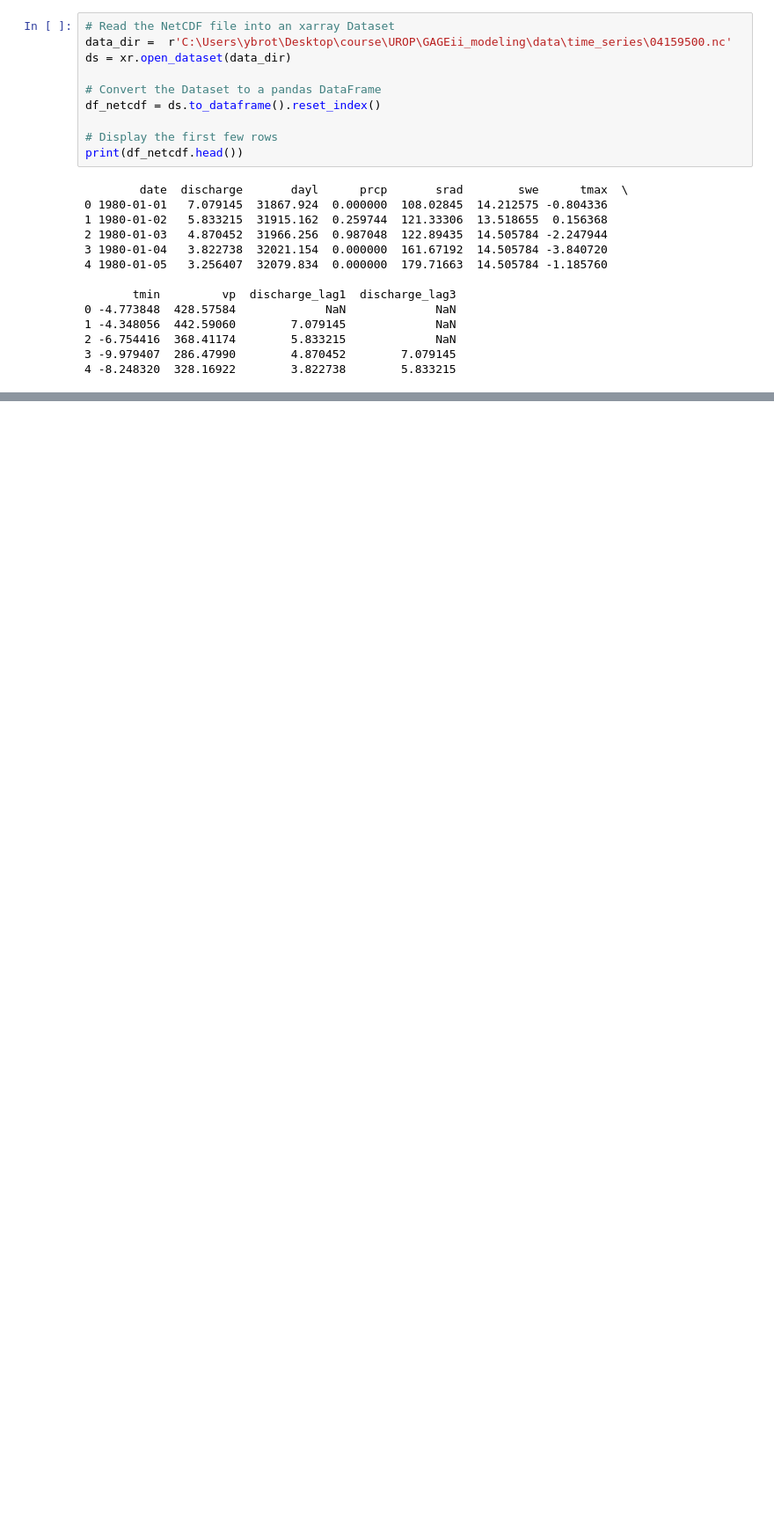
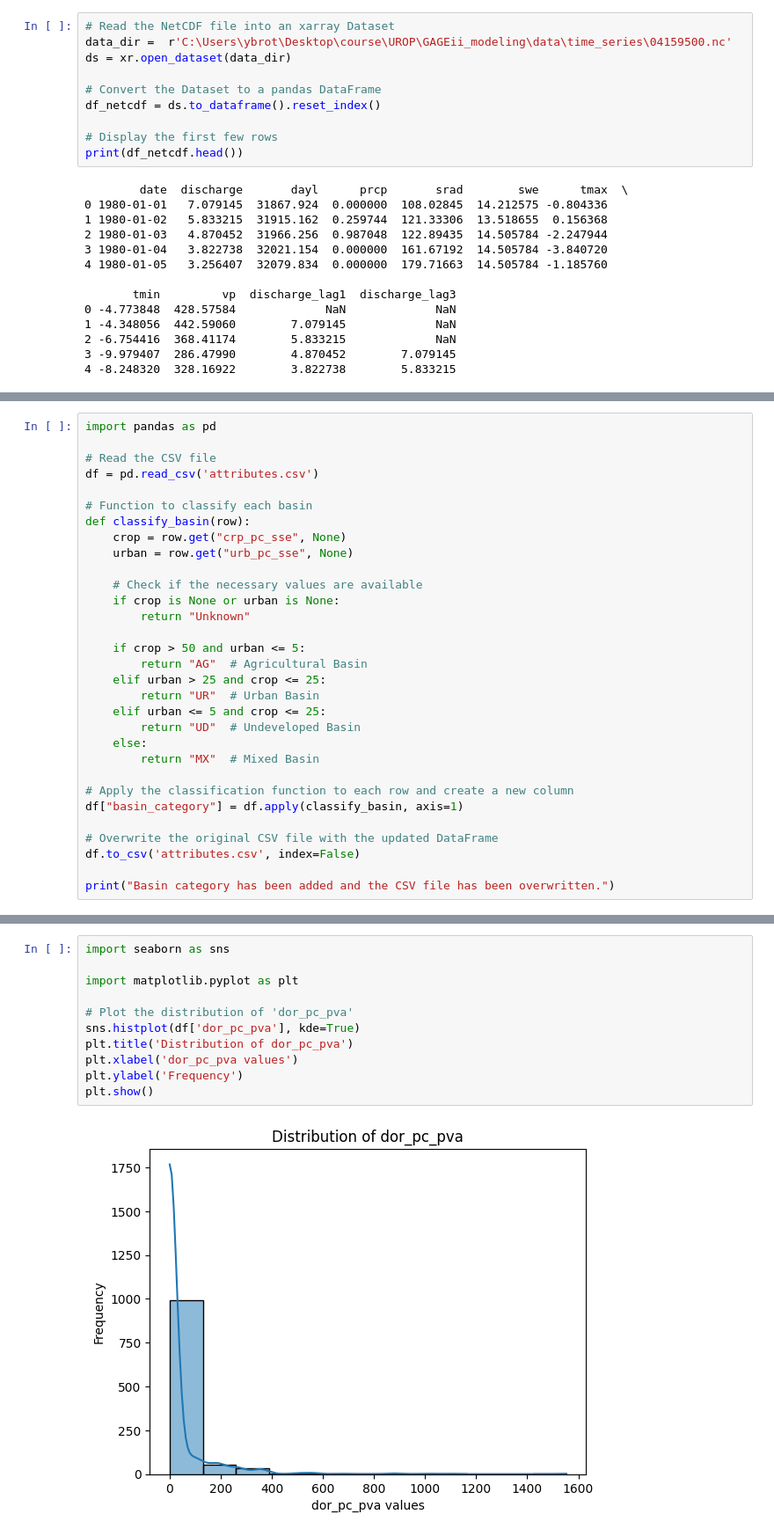
Before and after one commit to yunsupark1120/GAGEii_modeling, a Jupyter notebook: metadata/data_processing.ipynb, the cells around one changed output, grey strips where cells are left out. Shown: that part at 88% size. Cells and saved outputs as stored; diff of their text form; blank space fills up the shorter version.

Commit message:
basins categories updated

```diff
--- a/metadata/data_processing.ipynb
+++ b/metadata/data_processing.ipynb
@@ -671,0 +692,31 @@ print(df_netcdf.head())
+# %%
+import pandas as pd
+
+# Read the CSV file
+df = pd.read_csv('attributes.csv')
+
+# Function to classify each basin
+def classify_basin(row):
+    crop = row.get("crp_pc_sse", None)
+    urban = row.get("urb_pc_sse", None)
+
+    # Check if the necessary values are available
+    if crop is None or urban is None:
+        return "Unknown"
+
+    if crop > 50 and urban <= 5:
+        return "AG"  # Agricultural Basin
+    elif urban > 25 and crop <= 25:
+        return "UR"  # Urban Basin
+    elif urban <= 5 and crop <= 25:
+        return "UD"  # Undeveloped Basin
+    else:
+        return "MX"  # Mixed Basin
+
+# Apply the classification function to each row and create a new column
+df["basin_category"] = df.apply(classify_basin, axis=1)
+
+# Overwrite the original CSV file with the updated DataFrame
+df.to_csv('attributes.csv', index=False)
+
+print("Basin category has been added and the CSV file has been overwritten.")
@@ -671,0 +725,13 @@ print(df_netcdf.head())
+# %%
+import seaborn as sns
+
+import matplotlib.pyplot as plt
+
+# Plot the distribution of 'dor_pc_pva'
+sns.histplot(df['dor_pc_pva'], kde=True)
+plt.title('Distribution of dor_pc_pva')
+plt.xlabel('dor_pc_pva values')
+plt.ylabel('Frequency')
+plt.show()
+# %% [output]
+[figure, added]
```
Also changed, not shown: parts of 3 cells of this notebook, 1 other file.
